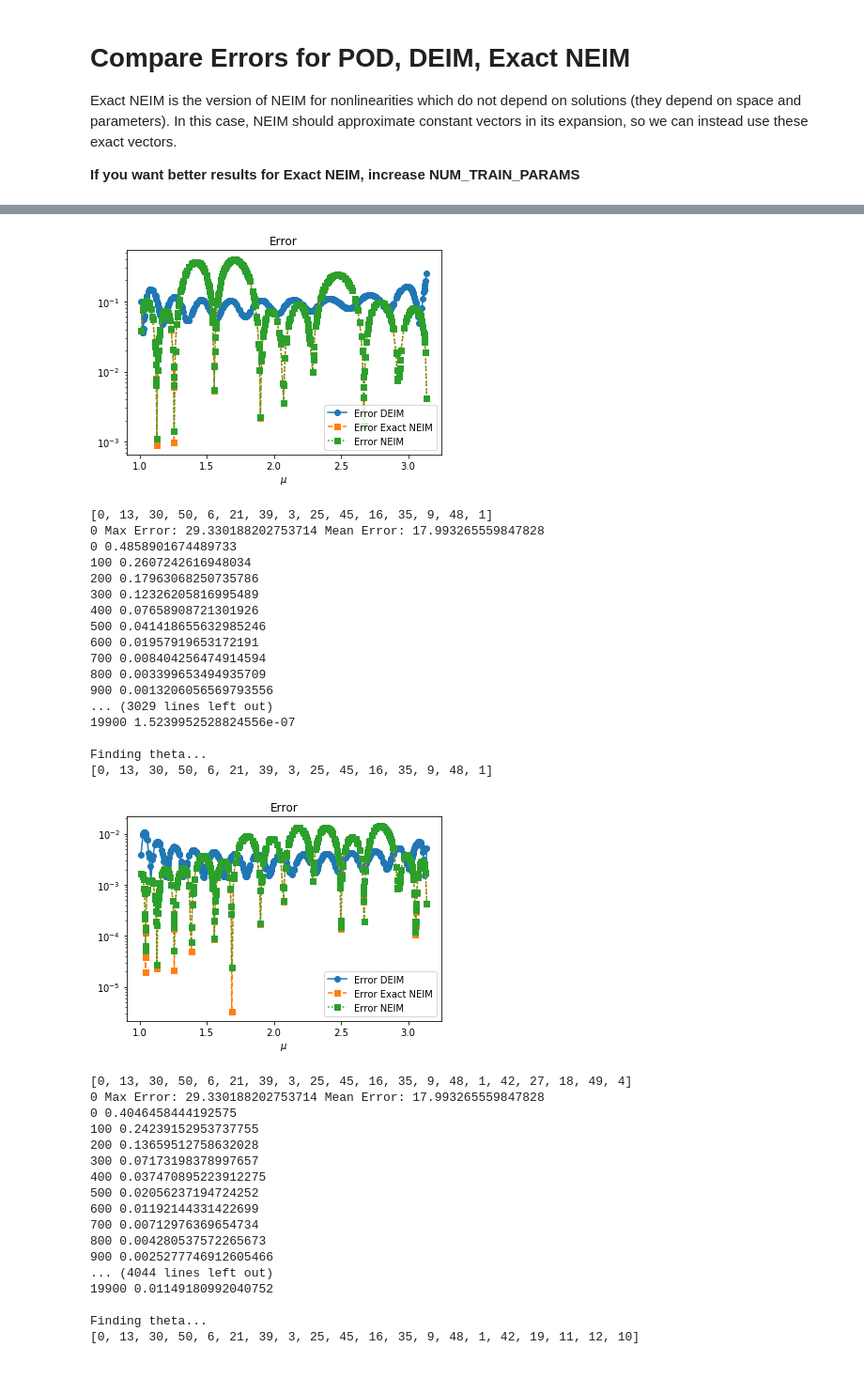
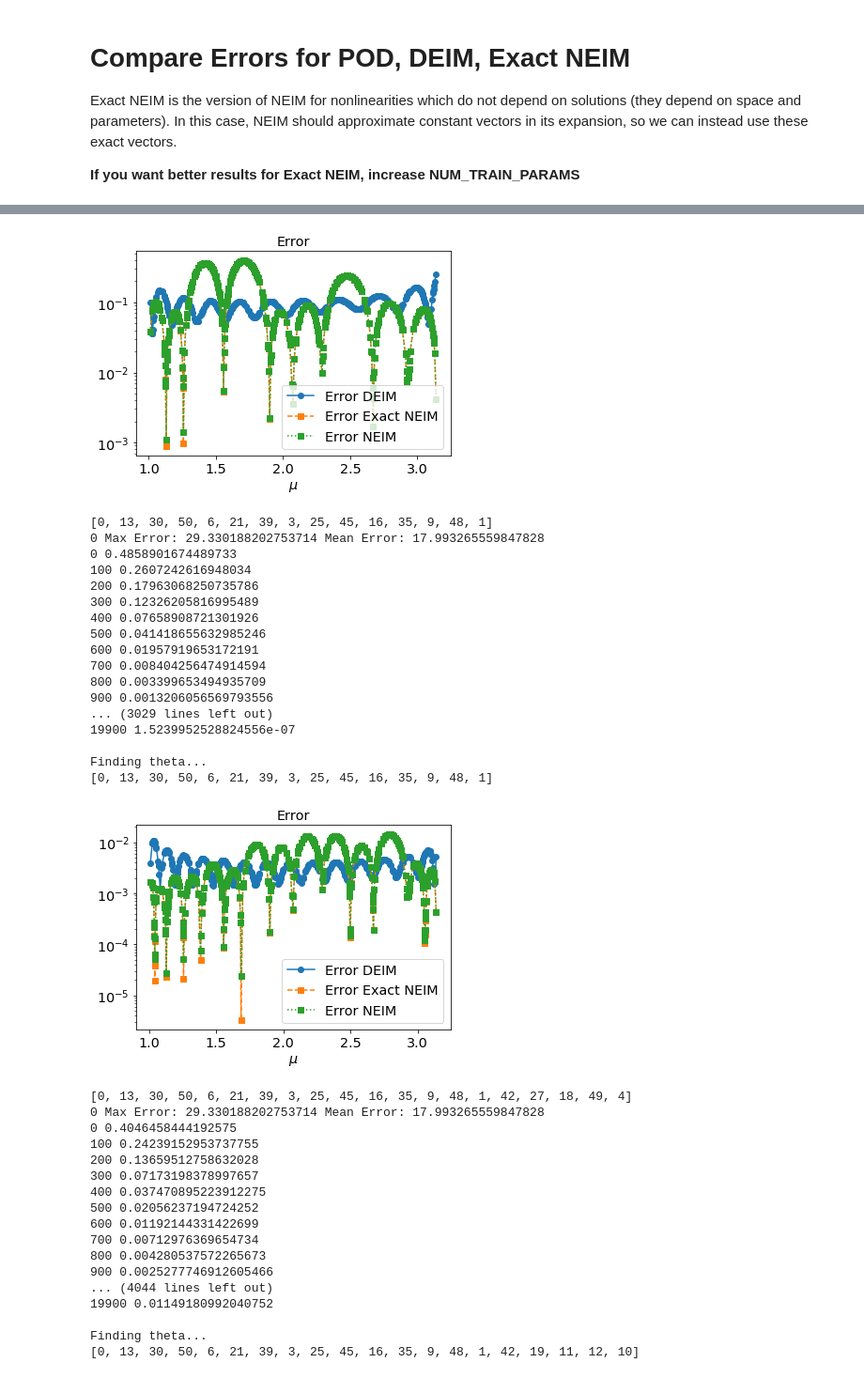
Before and after one commit to maxhirsch/NEIM, a Jupyter notebook: Solution Independent Function Approximation/Solution Independent Function Approximation.ipynb, the cells around one changed output, grey strips where cells are left out. Shown at 94% size. Drawn from its saved outputs; the diff is of its cells as text; code cells hidden in the pictures.

```diff
--- a/Solution Independent Function Approximation/Solution Independent Function Approximation.ipynb
+++ b/Solution Independent Function Approximation/Solution Independent Function Approximation.ipynb
@@ -9,6 +9,19 @@ torch.manual_seed(0)
 np.random.seed(0)
 torch.set_default_tensor_type(torch.DoubleTensor)
 torch.set_default_dtype(torch.float64)
+
+import sys
+from pathlib import Path
+
+Path("./Paper Figures/").mkdir(parents=True, exist_ok=True)
+Path("./Paper Data/").mkdir(parents=True, exist_ok=True)
+
+params = {'legend.fontsize': 'x-large',
+         'axes.labelsize': 'x-large',
+         'axes.titlesize':'x-large',
+         'xtick.labelsize':'x-large',
+         'ytick.labelsize':'x-large'}
+plt.rcParams.update(params)
 # %%
 def DEIM(U):
     """
@@ -320,6 +333,11 @@ plt.semilogy(np.arange(sing_vals.shape[0]), sing_vals)
 plt.title("Singular values of 51 solution snapshots")
 plt.xlabel("$r$")
 plt.ylabel("$r$-th singular value")
+plt.savefig(f'./Paper Figures/singular_values_experiment_1.pdf', bbox_inches='tight', dpi=500)
+with open(f"./Paper Data/singular_values_experiment_1_x.npy", 'wb') as file_obj:
+    np.save(file_obj, np.arange(sing_vals.shape[0]))
+with open(f"./Paper Data/singular_values_experiment_1_y.npy", 'wb') as file_obj:
+    np.save(file_obj, sing_vals)
 plt.show()
 print(V.shape)
 
@@ -438,6 +456,15 @@ for num_modes in range(5, MAX_MODES+1, 5):
     plt.legend()
     plt.xlabel("$\mu$")
     plt.title("Error")
+    plt.savefig(f'./Paper Figures/error_{num_modes}_experiment_1.pdf', bbox_inches='tight', dpi=500)
+    with open(f"./Paper Data/error_{num_modes}_experiment_1_x.npy", 'wb') as file_obj:
+        np.save(file_obj, test_mu.reshape(-1))
+    with open(f"./Paper Data/error_{num_modes}_experiment_1_deim.npy", 'wb') as file_obj:
+        np.save(file_obj, [np.linalg.norm(exact[:, i] - DEIM_approximation[:, i]) for i in range(exact.shape[1])])
+    with open(f"./Paper Data/error_{num_modes}_experiment_1_exact_neim.npy", 'wb') as file_obj:
+        np.save(file_obj, [np.linalg.norm(exact[:, i] - Degenerate_NEIM_approximation[:, i]) for i in range(exact.shape[1])])
+    with open(f"./Paper Data/error_{num_modes}_experiment_1_neim.npy", 'wb') as file_obj:
+        np.save(file_obj, [np.linalg.norm(exact[:, i] - Actual_NEIM_approximation[:, i]) for i in range(exact.shape[1])])
     plt.show()
 # %% [output]
 [0, 13, 30, 50, 6]
@@ -465,35 +492,35 @@ Finding theta...
 200 0.15410203922457458
 300 0.10845794160525447
 400 0.07545076560930451
 500 0.05125470131649919
 600 0.03387220678572408
 700 0.021675172129762763
 800 0.013363244200816537
 900 0.007907963353641549
 ... (2014 lines left out)
 19900 1.972924574711679e-09
 
 Finding theta...
 [0, 13, 30, 50, 6, 21, 39, 3, 25, 45]
-[figure, old version]
+[figure, new version]
 [0, 13, 30, 50, 6, 21, 39, 3, 25, 45, 16, 35, 9, 48, 1]
 0 Max Error: 29.330188202753714 Mean Error: 17.993265559847828
 0 0.4858901674489733
 100 0.2607242616948034
 200 0.17963068250735786
 300 0.12326205816995489
 400 0.07658908721301926
 500 0.041418655632985246
 600 0.01957919653172191
 700 0.008404256474914594
 800 0.003399653494935709
 900 0.0013206056569793556
 ... (3029 lines left out)
 19900 1.5239952528824556e-07
 
 Finding theta...
 [0, 13, 30, 50, 6, 21, 39, 3, 25, 45, 16, 35, 9, 48, 1]
-[figure, old version]
+[figure, new version]
 [0, 13, 30, 50, 6, 21, 39, 3, 25, 45, 16, 35, 9, 48, 1, 42, 27, 18, 49, 4]
 0 Max Error: 29.330188202753714 Mean Error: 17.993265559847828
 0 0.4046458444192575
```
Also changed, not shown: parts of 5 cells of this notebook, 2 other files.
